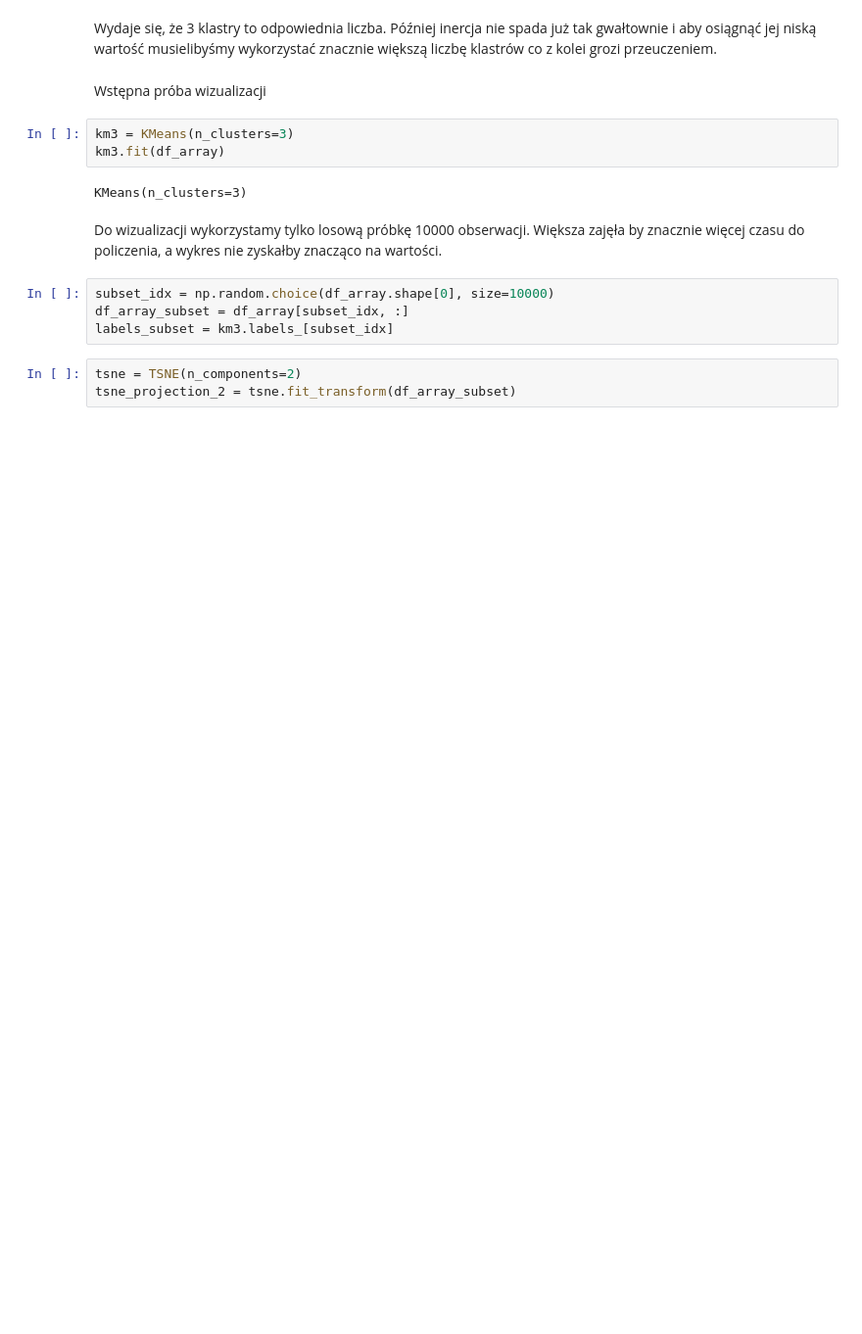
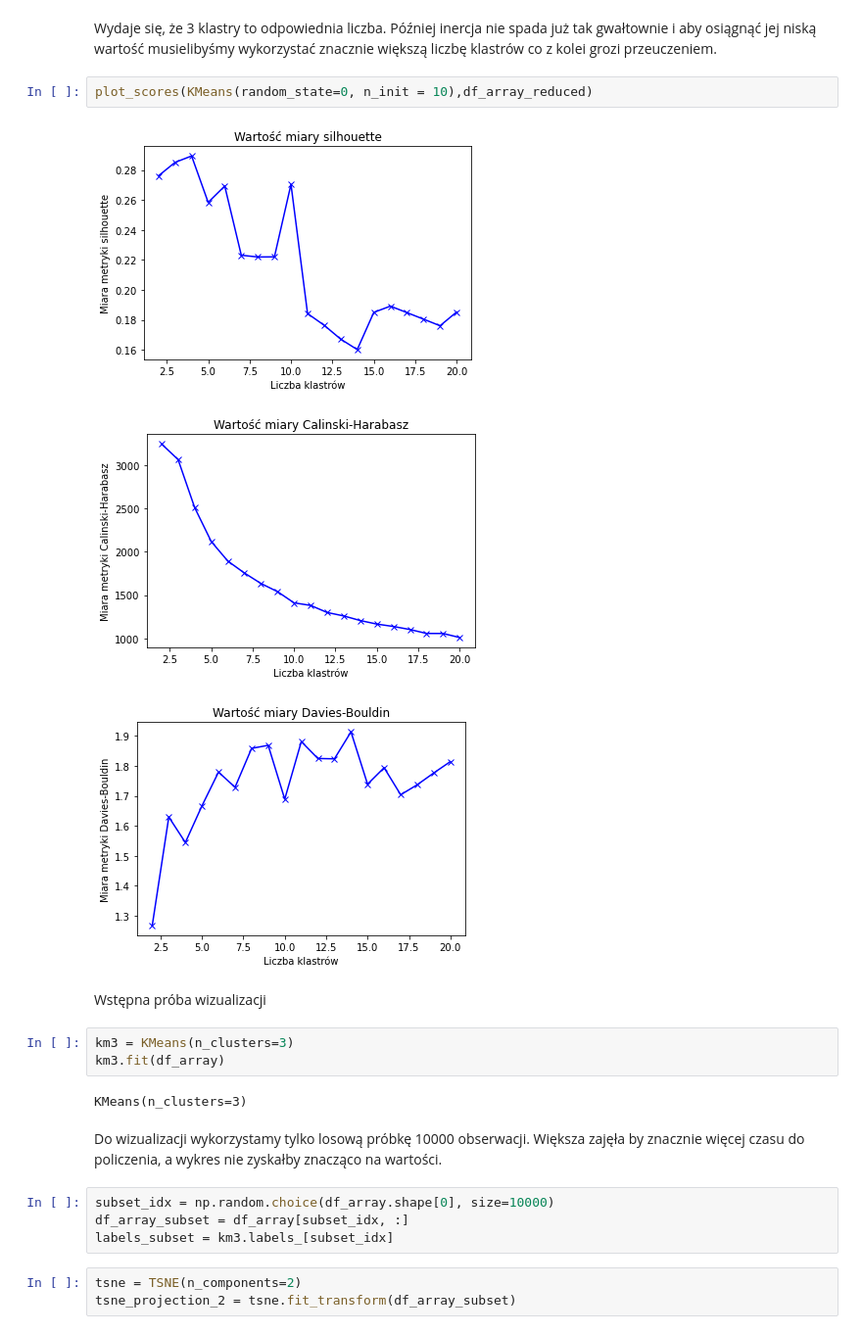
Before and after one commit to Szymon-Gut/Introduction-to-Machine-Learning, a Jupyter notebook: projekt2/km1.ipynb, the cells around one changed output. Shown at 98% size. Saved outputs shown, nothing was run; the diff lists cells and outputs as text; blank space fills up the shorter version.

```diff
--- a/projekt2/km1.ipynb
+++ b/projekt2/km1.ipynb
@@ -291,5 +350,11 @@ plt.show()
 # %% [markdown]
 Wydaje się, że 3 klastry to odpowiednia liczba. Później inercja nie spada już tak gwałtownie i aby osiągnąć jej niską wartość musielibyśmy wykorzystać znacznie większą liczbę klastrów co z kolei grozi przeuczeniem.
+# %%
+plot_scores(KMeans(random_state=0, n_init = 10),df_array_reduced)
+# %% [output]
+[figure, added]
+[figure, added]
+[figure, added]
 # %% [markdown]
 Wstępna próba wizualizacji
 # %%
```
Also changed, not shown: parts of 47 cells of this notebook.
